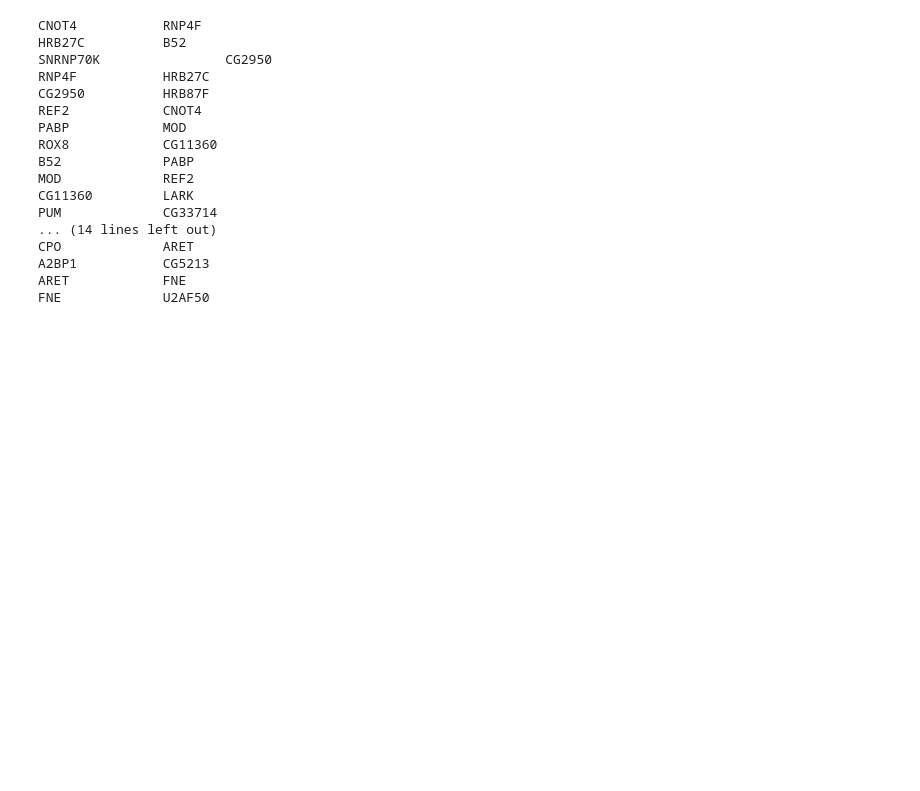
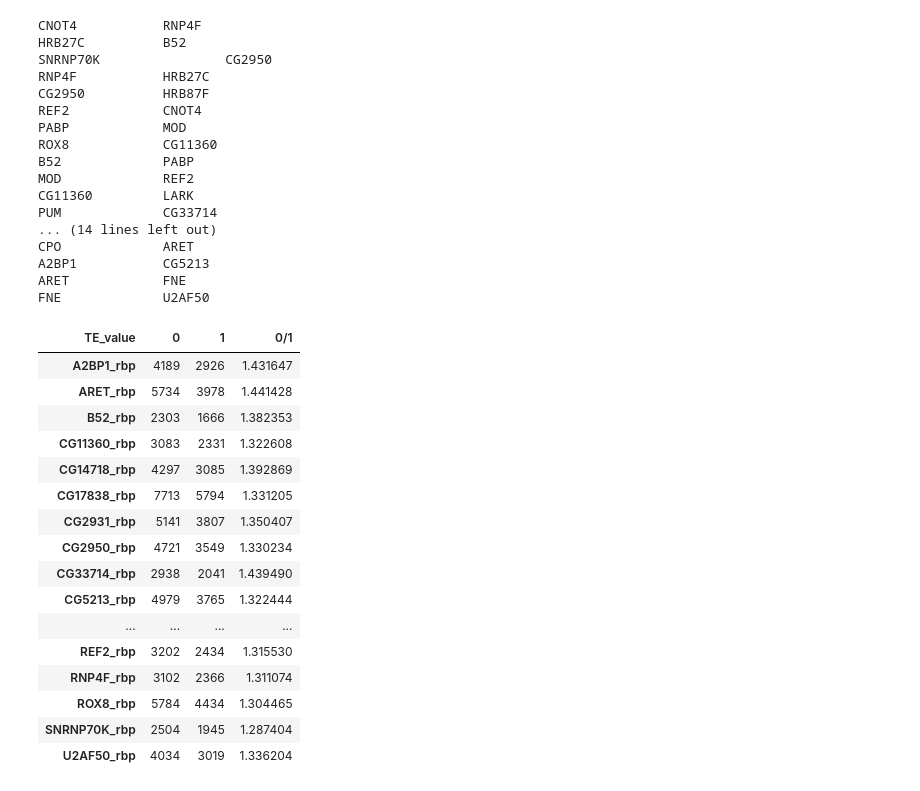
Before and after one commit to ManchesterBioinference/mRNA_LLM, a Jupyter notebook: notebooks/explorativeJupyterNotebooks/TE_prediction_using_motif_counts.ipynb, the cells around one changed output. Saved outputs shown, nothing was run; the diff lists cells and outputs as text; code cells hidden in the pictures; blank space fills up the shorter version.

```diff
--- a/notebooks/explorativeJupyterNotebooks/TE_prediction_using_motif_counts.ipynb
+++ b/notebooks/explorativeJupyterNotebooks/TE_prediction_using_motif_counts.ipynb
@@ -884,3 +904,25 @@ CPO             ARET
 A2BP1           CG5213
 ARET            FNE
 FNE             U2AF50
+# %%
+tmp = X[mask][[col for col in X.columns if '_rbp' in col]].groupby(y_filtered).sum().T
+tmp['0/1'] = tmp[0]/ tmp[1]
+tmp
+# %% [output]
+| TE_value | 0 | 1 | 0/1 |
+| A2BP1_rbp | 4189 | 2926 | 1.431647 |
+| ARET_rbp | 5734 | 3978 | 1.441428 |
+| B52_rbp | 2303 | 1666 | 1.382353 |
+| CG11360_rbp | 3083 | 2331 | 1.322608 |
+| CG14718_rbp | 4297 | 3085 | 1.392869 |
+| CG17838_rbp | 7713 | 5794 | 1.331205 |
+| CG2931_rbp | 5141 | 3807 | 1.350407 |
+| CG2950_rbp | 4721 | 3549 | 1.330234 |
+| CG33714_rbp | 2938 | 2041 | 1.439490 |
+| CG5213_rbp | 4979 | 3765 | 1.322444 |
+| ... | ... | ... | ... |
+| REF2_rbp | 3202 | 2434 | 1.315530 |
+| RNP4F_rbp | 3102 | 2366 | 1.311074 |
+| ROX8_rbp | 5784 | 4434 | 1.304465 |
+| SNRNP70K_rbp | 2504 | 1945 | 1.287404 |
+| U2AF50_rbp | 4034 | 3019 | 1.336204 |
```
Also changed, not shown: parts of 2 cells of this notebook, 5 other files.
